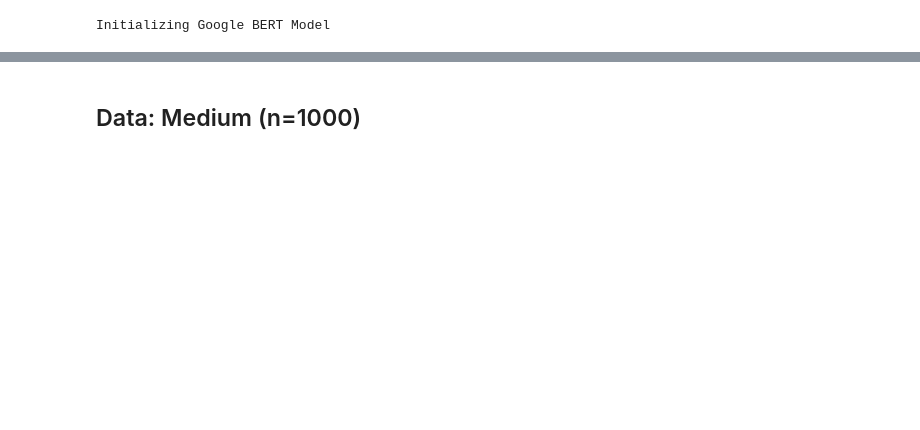
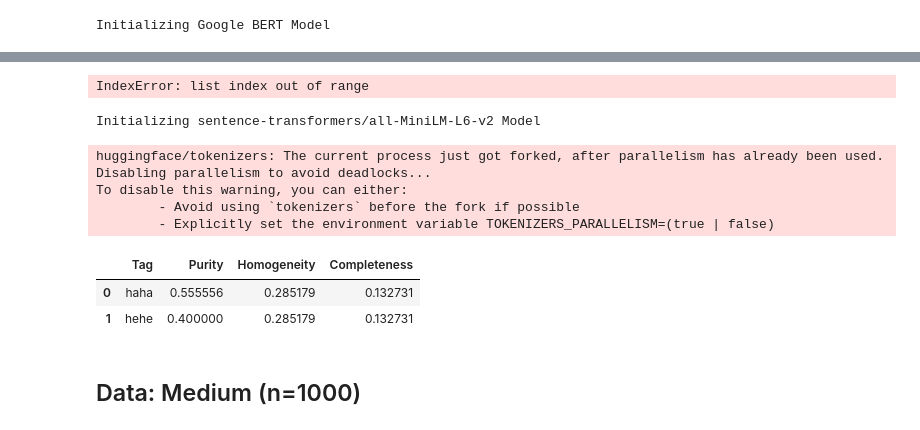
Before and after one commit to erikluu/LociNet, a Jupyter notebook: run_evaluation.ipynb, the cells around one changed output, grey strips where cells are left out. Drawn from its saved outputs; the diff is of its cells as text; code cells hidden in the pictures; blank space fills up the shorter version.

```diff
--- a/run_evaluation.ipynb
+++ b/run_evaluation.ipynb
@@ -135,2 +125,28 @@ visualize_embeddings_comparisons([all_mini_df, nomic_df])
+# %%
+embedding_models = ["nomic", "minilm", "mpnet", "bert", "specter"]
+embeddings = load_embeddings("medium1k", embedding_models)
+clusterers = {
+    "kmeans": lambda x: clu.kmeans(x, n_clusters=5),
+    "dbscan": lambda x: clu.dbscan(x)
+}
+evaluate_models_and_clusterers(data, embedding_models, embeddings, clusterers)
+# %% [output]
+IndexError: list index out of range
+# %%
+model_name = "minilm"
+embeddings = emb.process_embeddings(data["text"], model_name)
+clusterer_f = lambda x: clu.kmeans(x, n_clusters=5)
+clusters = met.get_clusters_with_tags(embeddings, data["tags"], clusterer_f)
+tag_counts = met.get_tags_count(data["tags"])
+met.calculate_metrics_dataframe(clusters, tag_counts, k=2)
+# %% [output]
+Initializing sentence-transformers/all-MiniLM-L6-v2 Model
+huggingface/tokenizers: The current process just got forked, after parallelism has already been used. Disabling parallelism to avoid deadlocks...
+To disable this warning, you can either:
+        - Avoid using `tokenizers` before the fork if possible
+        - Explicitly set the environment variable TOKENIZERS_PARALLELISM=(true | false)
+|  | Tag | Purity | Homogeneity | Completeness |
+| 0 | haha | 0.555556 | 0.285179 | 0.132731 |
+| 1 | hehe | 0.400000 | 0.285179 | 0.132731 |
 # %% [markdown]
 ## Data: Medium (n=1000)
```
Also changed, not shown: parts of 20 cells of this notebook, 14 other files.
